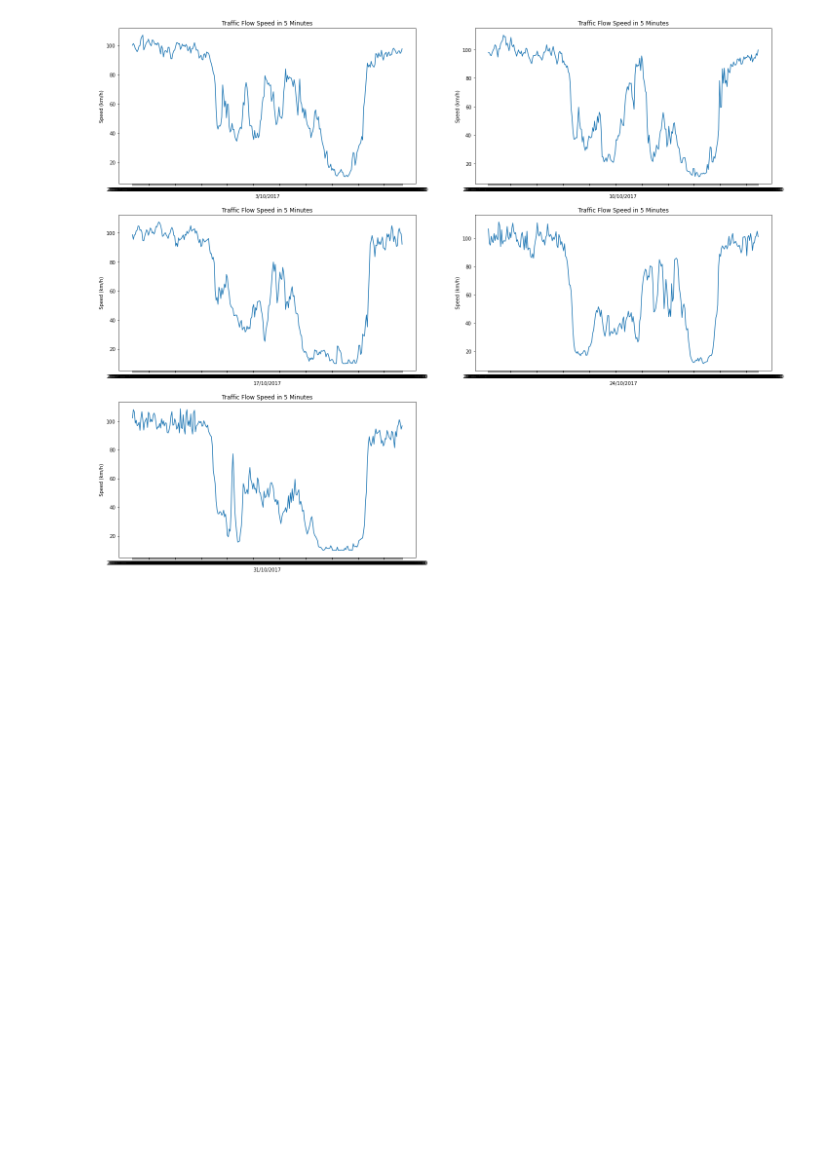
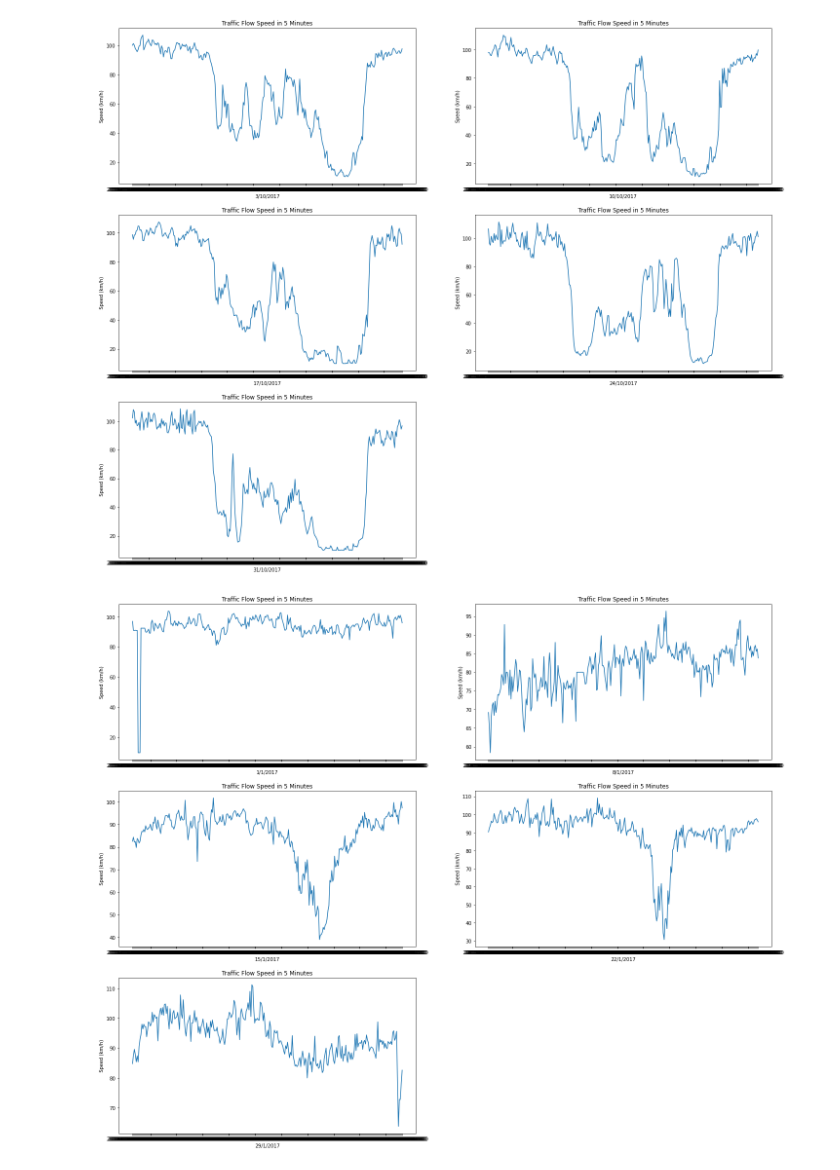
Before and after one commit to u-t-k-a-n/Detection-of-Similar-Points-in-Traffic-Characteristics, a Jupyter notebook: DataVisualization_2017.ipynb, the cells around one changed output. Saved outputs shown, nothing was run; the diff lists cells and outputs as text; code cells hidden in the pictures; blank space fills up the shorter version.

```diff
--- a/DataVisualization_2017.ipynb
+++ b/DataVisualization_2017.ipynb
@@ -54,0 +118,4 @@ show_plotline_5minutes(files[0],10,1)
+# %%
+show_plotline_5minutes(files[0],1,6)
+# %% [output]
+[figure, added]
```
Also changed, not shown: parts of 3 cells of this notebook.
